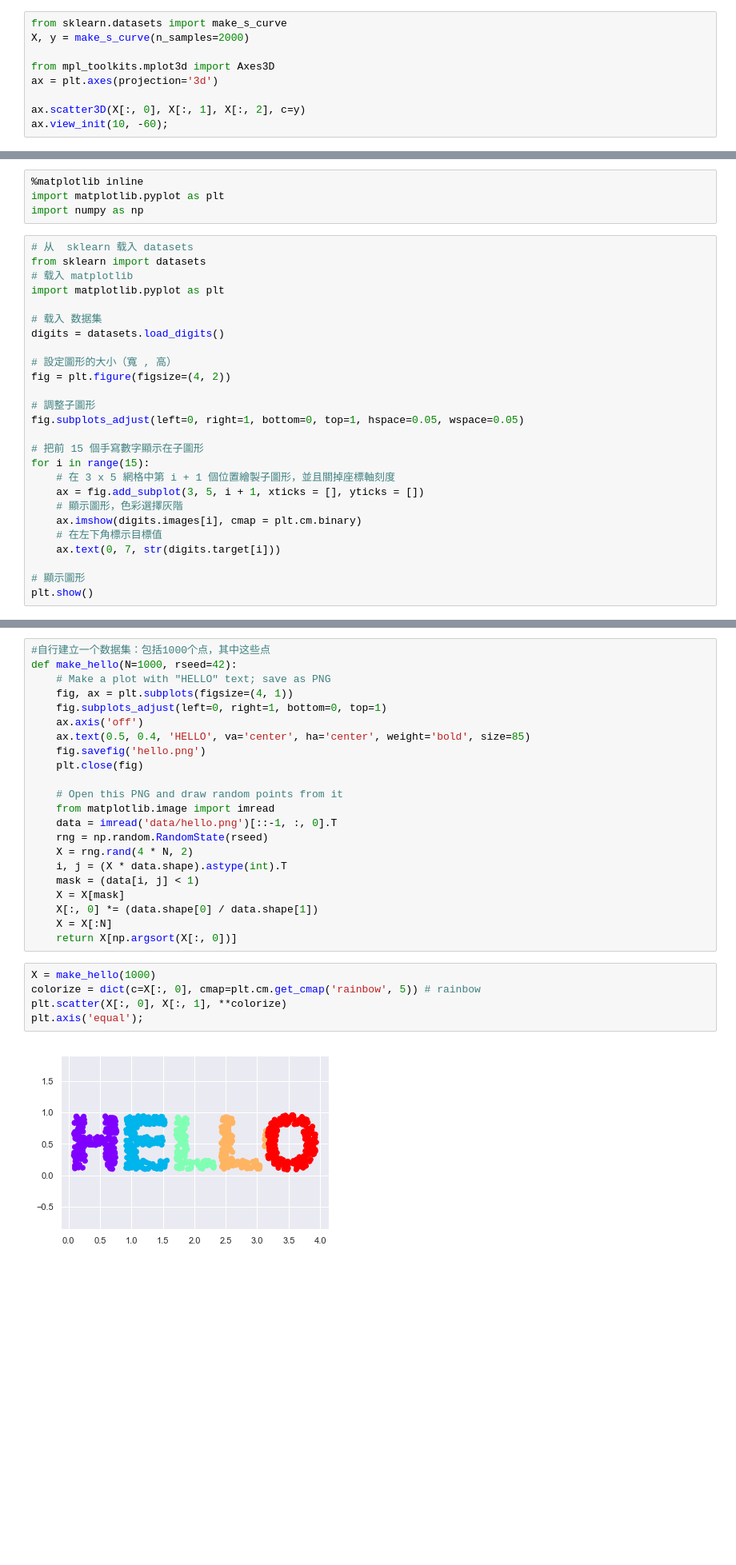
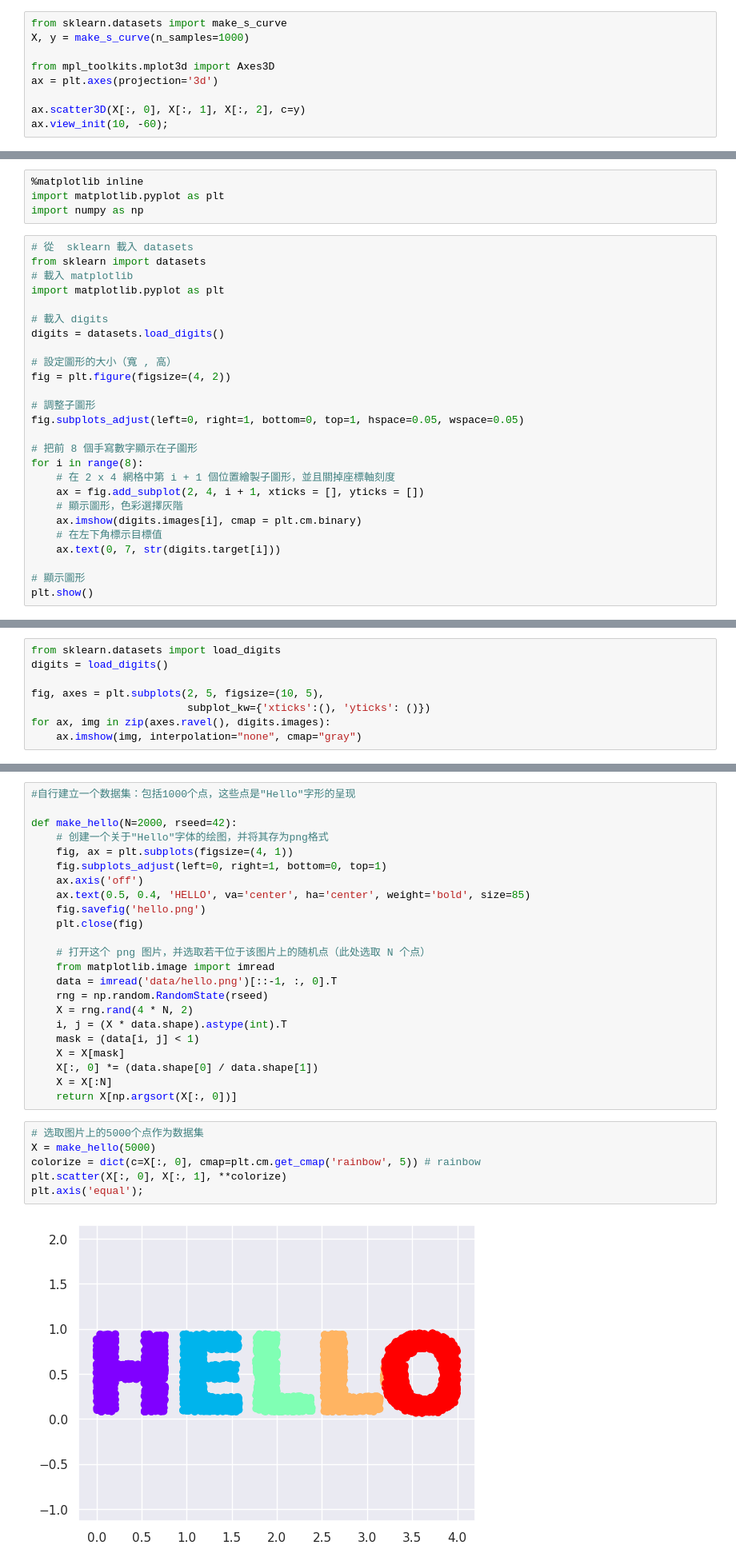
Before and after one commit to hawk-in-cloud/Machine-Learning---Manifold-Learning, a Jupyter notebook: test1.ipynb, the cells around one changed output, grey strips where cells are left out. Shown at 80% size. Cells and saved outputs as stored; diff of their text form; blank space fills up the shorter version.

```diff
--- a/test1.ipynb
+++ b/test1.ipynb
@@ -34,6 +132,6 @@ import numpy as np
 # %%
 from sklearn.datasets import make_s_curve
-X, y = make_s_curve(n_samples=2000)
+X, y = make_s_curve(n_samples=1000)
 
 from mpl_toolkits.mplot3d import Axes3D
 ax = plt.axes(projection='3d')
@@ -64,12 +196,12 @@ plt.scatter(X_iso[:, 0], X_iso[:, 1], c=y);
 import matplotlib.pyplot as plt
 import numpy as np
 # %%
-# 从  sklearn 载入 datasets
+# 從  sklearn 載入 datasets
 from sklearn import datasets
-# 载入 matplotlib
+# 載入 matplotlib
 import matplotlib.pyplot as plt
 
-# 载入 数据集
+# 載入 digits
 digits = datasets.load_digits()
 
 # 設定圖形的大小（寬 , 高）
@@ -78,10 +210,10 @@ fig = plt.figure(figsize=(4, 2))
 # 調整子圖形
 fig.subplots_adjust(left=0, right=1, bottom=0, top=1, hspace=0.05, wspace=0.05)
 
-# 把前 15 個手寫數字顯示在子圖形
-for i in range(15):
-    # 在 3 x 5 網格中第 i + 1 個位置繪製子圖形，並且關掉座標軸刻度
-    ax = fig.add_subplot(3, 5, i + 1, xticks = [], yticks = [])
+# 把前 8 個手寫數字顯示在子圖形
+for i in range(8):
+    # 在 2 x 4 網格中第 i + 1 個位置繪製子圖形，並且關掉座標軸刻度
+    ax = fig.add_subplot(2, 4, i + 1, xticks = [], yticks = [])
     # 顯示圖形，色彩選擇灰階
     ax.imshow(digits.images[i], cmap = plt.cm.binary)
     # 在左下角標示目標值
@@ -99,0 +302,8 @@ digits.data.shape
+# %%
+from sklearn.datasets import load_digits
+digits = load_digits()
+
+fig, axes = plt.subplots(2, 5, figsize=(10, 5),
+                         subplot_kw={'xticks':(), 'yticks': ()})
+for ax, img in zip(axes.ravel(), digits.images):
+    ax.imshow(img, interpolation="none", cmap="gray")
@@ -165,9 +424,10 @@ import matplotlib.pyplot as plt
 import seaborn as sns; sns.set()
 import numpy as np
 # %%
-#自行建立一个数据集：包括1000个点，其中这些点
-def make_hello(N=1000, rseed=42):
-    # Make a plot with "HELLO" text; save as PNG
+#自行建立一个数据集：包括1000个点，这些点是"Hello"字形的呈现
+
+def make_hello(N=2000, rseed=42):
+    # 创建一个关于"Hello"字体的绘图，并将其存为png格式
     fig, ax = plt.subplots(figsize=(4, 1))
     fig.subplots_adjust(left=0, right=1, bottom=0, top=1)
     ax.axis('off')
@@ -175,7 +435,7 @@ def make_hello(N=1000, rseed=42):
     fig.savefig('hello.png')
     plt.close(fig)
 
-    # Open this PNG and draw random points from it
+    # 打开这个 png 图片，并选取若干位于该图片上的随机点（此处选取 N 个点）
     from matplotlib.image import imread
     data = imread('data/hello.png')[::-1, :, 0].T
     rng = np.random.RandomState(rseed)
@@ -187,9 +447,10 @@ def make_hello(N=1000, rseed=42):
     X = X[:N]
     return X[np.argsort(X[:, 0])]
 # %%
-X = make_hello(1000)
+# 选取图片上的5000个点作为数据集
+X = make_hello(5000)
 colorize = dict(c=X[:, 0], cmap=plt.cm.get_cmap('rainbow', 5)) # rainbow
 plt.scatter(X[:, 0], X[:, 1], **colorize)
 plt.axis('equal');
 # %% [output]
-[figure, old version]
+[figure, new version]
```
Also changed, not shown: parts of 44 cells of this notebook.
